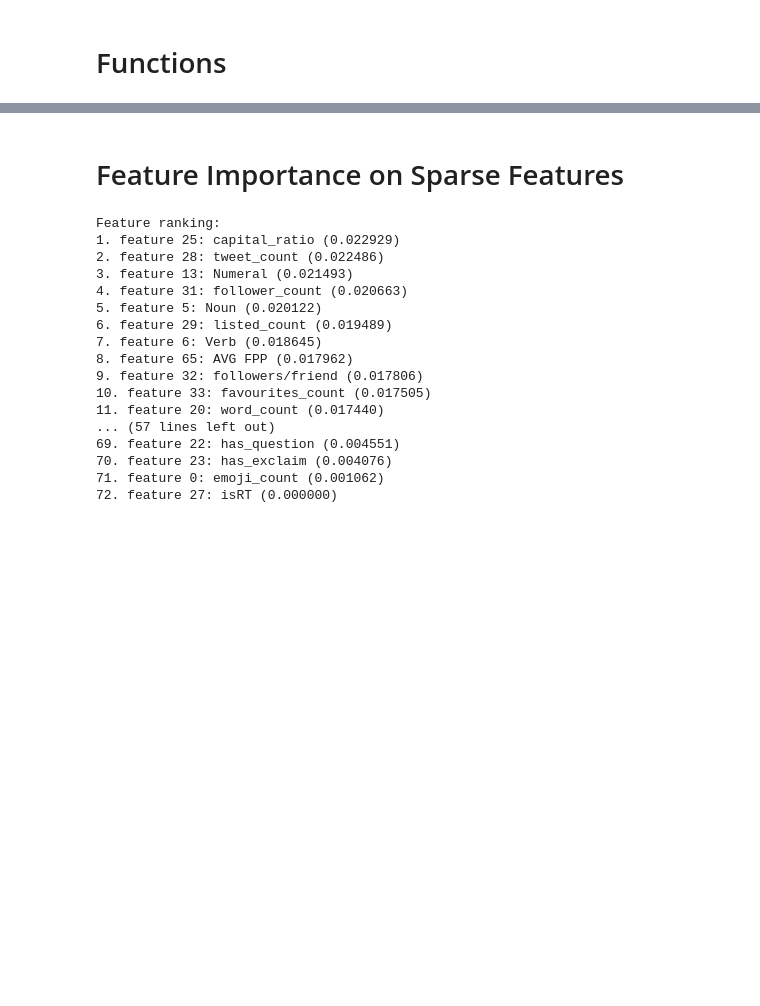
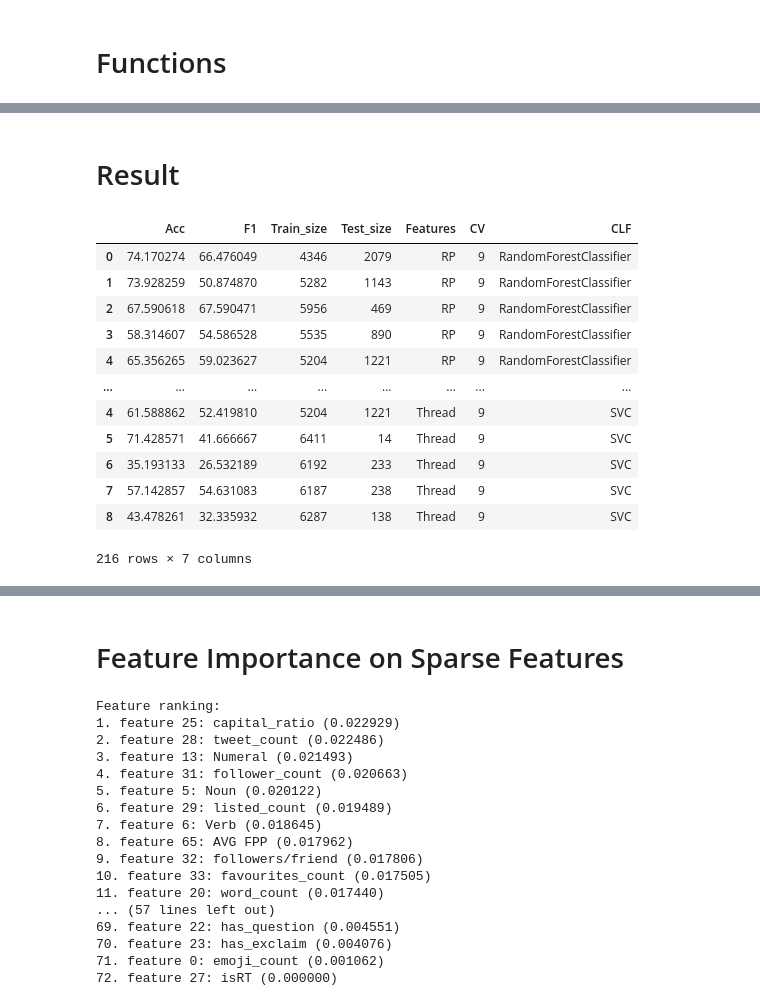
Before and after one commit to zzunebye/Capstone-code-data, a Jupyter notebook: _CLF_TRAD.ipynb, the cells around one changed output, grey strips where cells are left out. Cells and saved outputs as stored; diff of their text form; code cells hidden in the pictures; blank space fills up the shorter version.

```diff
--- a/_CLF_TRAD.ipynb
+++ b/_CLF_TRAD.ipynb
@@ -165,0 +128,12 @@ pheme_pos_final (5802, 21)
+# %%
+all_event = pd.concat([pheme_event,ext_event],axis=0, ignore_index=True)
+all_y = pd.concat([pheme_y,ext_y],axis=0, ignore_index=True)
+
+all_root = pd.concat([pheme_root, ext_root],axis=0, ignore_index=True)
+all_thread = pd.concat([pheme_thread_final_avg, ext_thread_final_avg],axis=0, ignore_index=True)
+all_bert_simple = pd.concat([pheme_bert_simple_normal,ext_bert_simple_normal],axis=0,ignore_index=True)
+all_AVGw2v = pd.concat([pheme_AVGw2v,ext_AVGw2v],axis=0,ignore_index=True)
+all_w2v_bert = pd.concat([pheme_w2v_bert,ext_w2v_bert],axis=0,ignore_index=True)
+all_root_thread = pd.concat([pheme_root_thread,ext_root_thread],axis=0,ignore_index=True)
+all_total_bert = pd.concat([pheme_total_bert,ext_total_bert],axis=0,ignore_index=True)
+all_total_w2v = pd.concat([pheme_total_w2v,ext_total_w2v],axis=0,ignore_index=True)
@@ -201,0 +251,3 @@ def process_cv(dataset, events=pheme_event, target=pheme_y, verbose=True):
+# %%
+result_list = []
+result_mean_list = []
@@ -201,0 +492,23 @@ def process_cv(dataset, events=pheme_event, target=pheme_y, verbose=True):
+# %%
+# ---------------------------------------------------------------------------- #
+#                                 ALL Features                                 #
+# ---------------------------------------------------------------------------- #
+
+dataset = all_total_bert
+model = SVC
+
+testing_results = []
+
+result = cv_process(dataset, clfClass=model, events=all_event, target=all_y, verbose=False, scaling=True)
+testing_results.append(result)
+
+# writeLog().writeWithoutCR("./Model/"+root_model.__name__+"_"+"log.txt",f"RESULT:\n{epochs_diff(testing_results)}")
+result_df = pd.DataFrame.from_dict(testing_results[0], orient='index', columns=['Acc', 'F1', 'Train_size','Test_size'])
+result_df['Features'] = 'RPT + BERT'
+result_df['CV'] = 9
+result_df['CLF'] = model.__name__
+
+result_list.append(result_df)
+CV_result_df = pd.DataFrame(result_df[['Acc','F1', 'CV']].mean(), columns=[result_df.Features[0]]).T
+CV_result_df['CLF'] = result_df['CLF'][0]
+result_mean_list.append(CV_result_df)
@@ -201,0 +533,21 @@ def process_cv(dataset, events=pheme_event, target=pheme_y, verbose=True):
+# %% [markdown]
+# Result
+# %%
+final_result = pd.concat(result_list)
+final_result.to_csv('./data/final_result_trad.csv')
+final_result = pd.read_csv('./data/final_result_trad.csv', index_col=['Unnamed: 0'])
+final_result
+# %% [output]
+|  | Acc | F1 | Train_size | Test_size | Features | CV | CLF |
+| 0 | 74.170274 | 66.476049 | 4346 | 2079 | RP | 9 | RandomForestClassifier |
+| 1 | 73.928259 | 50.874870 | 5282 | 1143 | RP | 9 | RandomForestClassifier |
+| 2 | 67.590618 | 67.590471 | 5956 | 469 | RP | 9 | RandomForestClassifier |
+| 3 | 58.314607 | 54.586528 | 5535 | 890 | RP | 9 | RandomForestClassifier |
+| 4 | 65.356265 | 59.023627 | 5204 | 1221 | RP | 9 | RandomForestClassifier |
+| ... | ... | ... | ... | ... | ... | ... | ... |
+| 4 | 61.588862 | 52.419810 | 5204 | 1221 | Thread | 9 | SVC |
+| 5 | 71.428571 | 41.666667 | 6411 | 14 | Thread | 9 | SVC |
+| 6 | 35.193133 | 26.532189 | 6192 | 233 | Thread | 9 | SVC |
+| 7 | 57.142857 | 54.631083 | 6187 | 238 | Thread | 9 | SVC |
+| 8 | 43.478261 | 32.335932 | 6287 | 138 | Thread | 9 | SVC |
+216 rows × 7 columns
```
Also changed, not shown: parts of 20 cells of this notebook, 14 other files.
